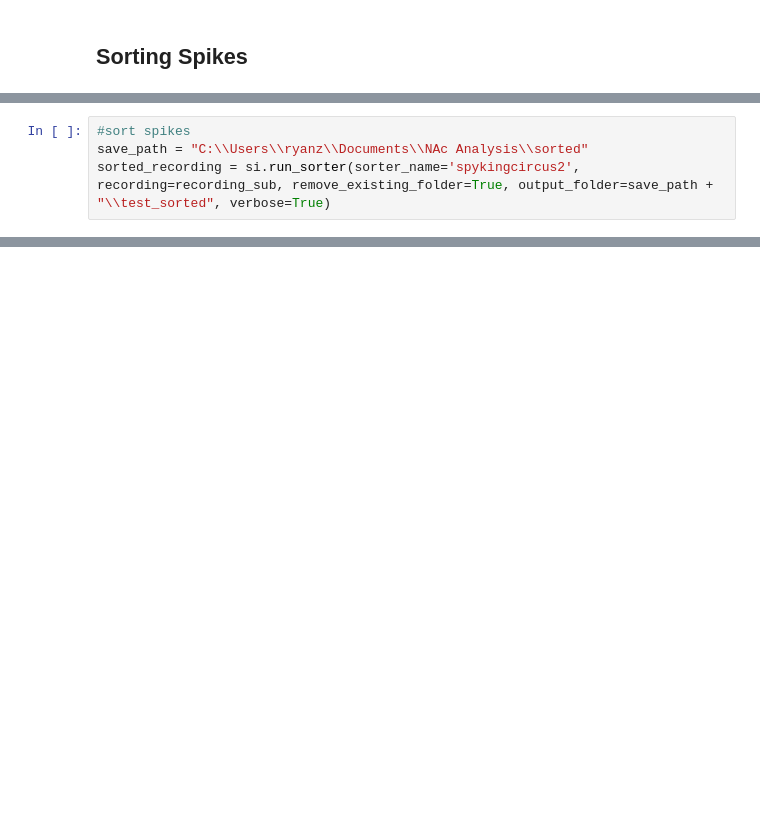
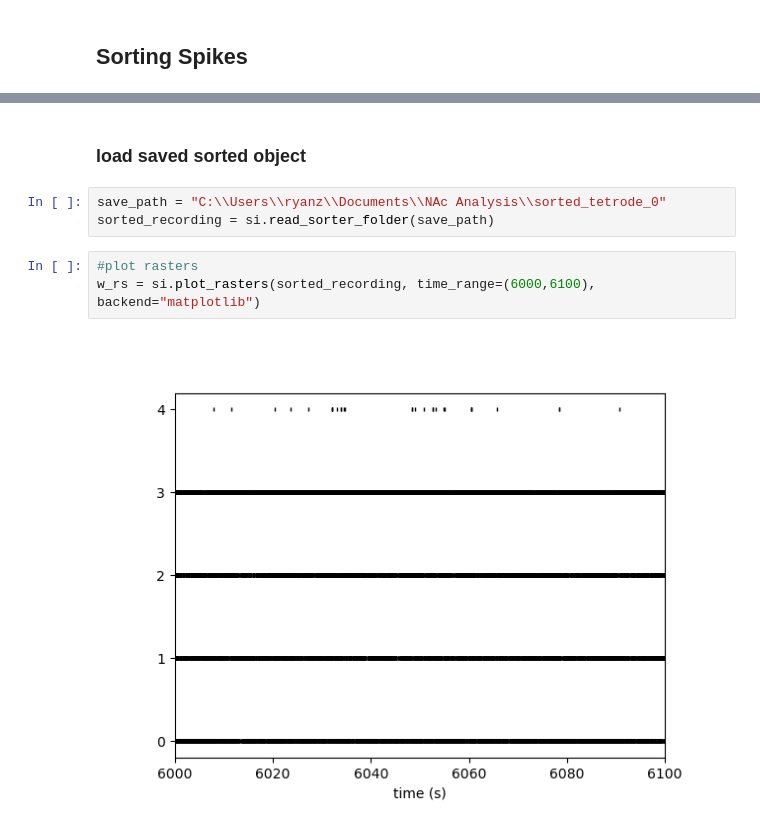
Before and after one commit to Gyrozaid/Neural-Analysis, a Jupyter notebook: sort.ipynb, the cells around one changed output, grey strips where cells are left out. Cells and saved outputs as stored; diff of their text form; blank space fills up the shorter version.

Commit message:
updated single tetrode

```diff
--- a/sort.ipynb
+++ b/sort.ipynb
@@ -178,4 +280,0 @@ recording_sub = recording_loaded.frame_slice(start_frame=0*fs, end_frame=60*fs)
-# %%
-#sort spikes
-save_path = "C:\\Users\\ryanz\\Documents\\NAc Analysis\\sorted"
-sorted_recording = si.run_sorter(sorter_name='spykingcircus2', recording=recording_sub, remove_existing_folder=True, output_folder=save_path + "\\test_sorted", verbose=True)
@@ -279,0 +293,10 @@ plt.show()
+# %% [markdown]
+### load saved sorted object
+# %%
+save_path = "C:\\Users\\ryanz\\Documents\\NAc Analysis\\sorted_tetrode_0"
+sorted_recording = si.read_sorter_folder(save_path)
+# %%
+#plot rasters
+w_rs = si.plot_rasters(sorted_recording, time_range=(6000,6100), backend="matplotlib")
+# %% [output]
+[figure, added]
```
Also changed, not shown: parts of 63 cells of this notebook, 4 other files.
